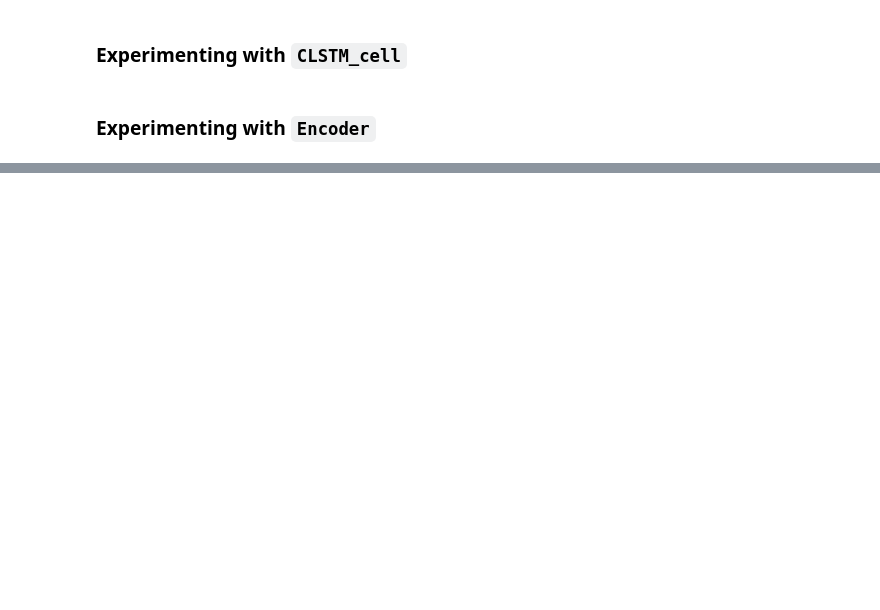
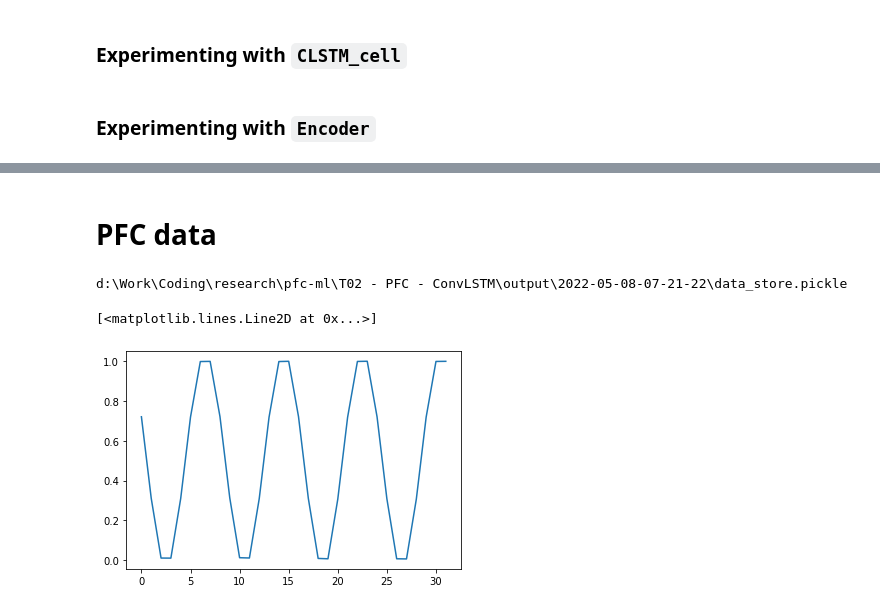
Before and after one commit to nnnpooh/pfc-ml, a Jupyter notebook: T04 - Pytorch ConvLSTM/C3 - ConvLSTM-En-De.ipynb, the cells around one changed output, grey strips where cells are left out. Saved outputs shown, nothing was run; the diff lists cells and outputs as text; code cells hidden in the pictures; blank space fills up the shorter version.

Commit message:
got it to work with pfc data finally

```diff
--- a/T04 - Pytorch ConvLSTM/C3 - ConvLSTM-En-De.ipynb
+++ b/T04 - Pytorch ConvLSTM/C3 - ConvLSTM-En-De.ipynb
@@ -329,0 +375,2 @@ torch.Size([12, 11, 96, 16, 16]) torch.Size([11, 96, 16, 16]) torch.Size([11, 96
+# %% [markdown]
+# PFC data
@@ -329,0 +389,33 @@ torch.Size([12, 11, 96, 16, 16]) torch.Size([11, 96, 16, 16]) torch.Size([11, 96
+# %%
+# Data folder
+cwd = os.getcwd()
+folderPFC = "T02 - PFC - ConvLSTM"
+folderOutput = "2022-05-08-07-21-22"
+rootFolder = os.path.dirname(cwd)  # Up one level
+filePath = os.path.join(
+    rootFolder, folderPFC, "output", folderOutput, "data_store.pickle"
+)
+print(filePath)
+# %% [output]
+d:\Work\Coding\research\pfc-ml\T02 - PFC - ConvLSTM\output\2022-05-08-07-21-22\data_store.pickle
+# %%
+# Load data (deserialize)
+with open(filePath, "rb") as handle:
+    data_dict = pickle.load(handle)
+
+data = data_dict["data"]
+# nCol = data_dict["n"]
+# nRow = 1
+# nChannel = 1
+# tFinal = data_dict["tf"]
+# dx = data_dict["dx"]
+# L = data_dict["L"]
+# %%
+# Due to sigmoid function, the output cannot be negative.  I could however, use linear layer to fix this?
+maxVal = data.max()
+minVal = data.min()
+dataScaled = (data - minVal) / (maxVal - minVal)
+plt.plot(dataScaled[-1, :])
+# %% [output]
+[<matplotlib.lines.Line2D at 0x...>]
+[figure, added]
```
Also changed, not shown: parts of 28 cells of this notebook, 2 other files.
